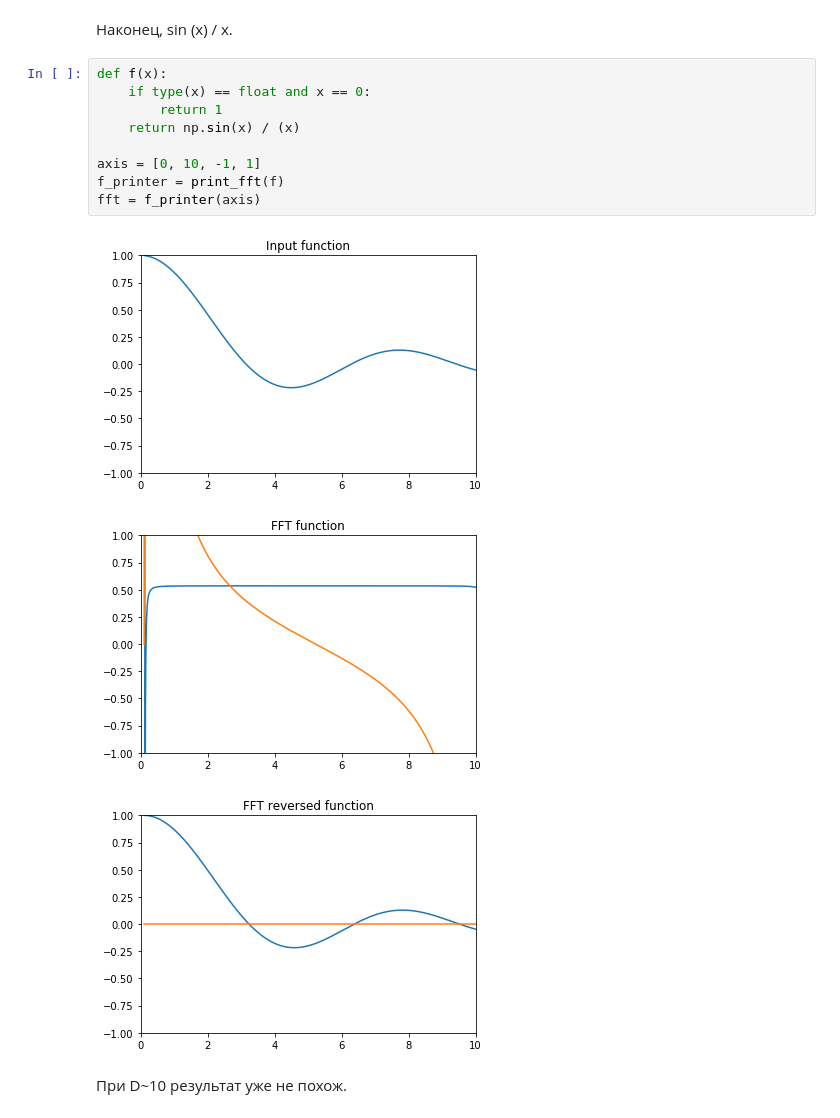
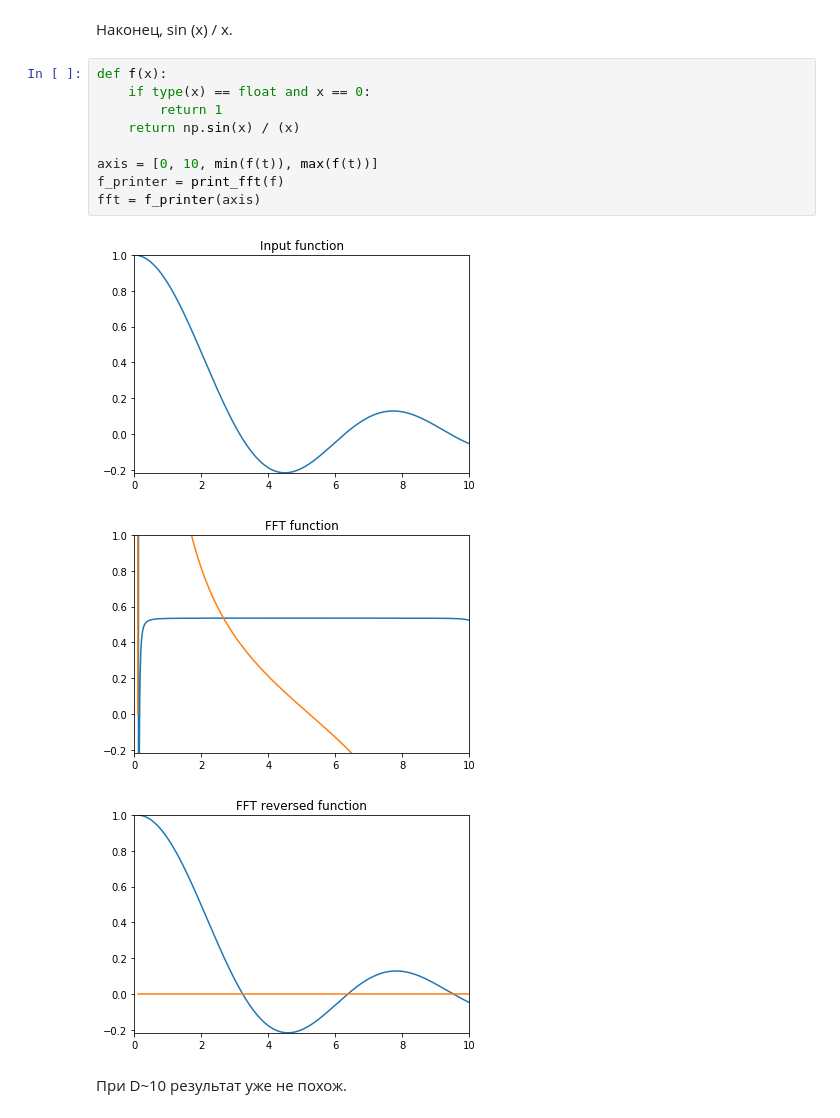
Before and after one commit to mary3000/mipt-2017-algorithm, a Jupyter notebook: task-4-C/Fourie.ipynb, the cells around one changed output. Drawn from its saved outputs; the diff is of its cells as text.

```diff
--- a/task-4-C/Fourie.ipynb
+++ b/task-4-C/Fourie.ipynb
@@ -193,16 +193,16 @@ fft_experiment(fft, axis, 995)
 # %%
 def f(x):
     if type(x) == float and x == 0:
         return 1
     return np.sin(x) / (x)
 
-axis = [0, 10, -1, 1]
+axis = [0, 10, min(f(t)), max(f(t))]
 f_printer = print_fft(f)
 fft = f_printer(axis)
 # %% [output]
-[figure, old version]
+[figure, new version]
-[figure, old version]
+[figure, new version]
-[figure, old version]
+[figure, new version]
 # %% [markdown]
 При D~10 результат уже не похож.
 # %%
```
Also changed, not shown: parts of 4 cells of this notebook.
